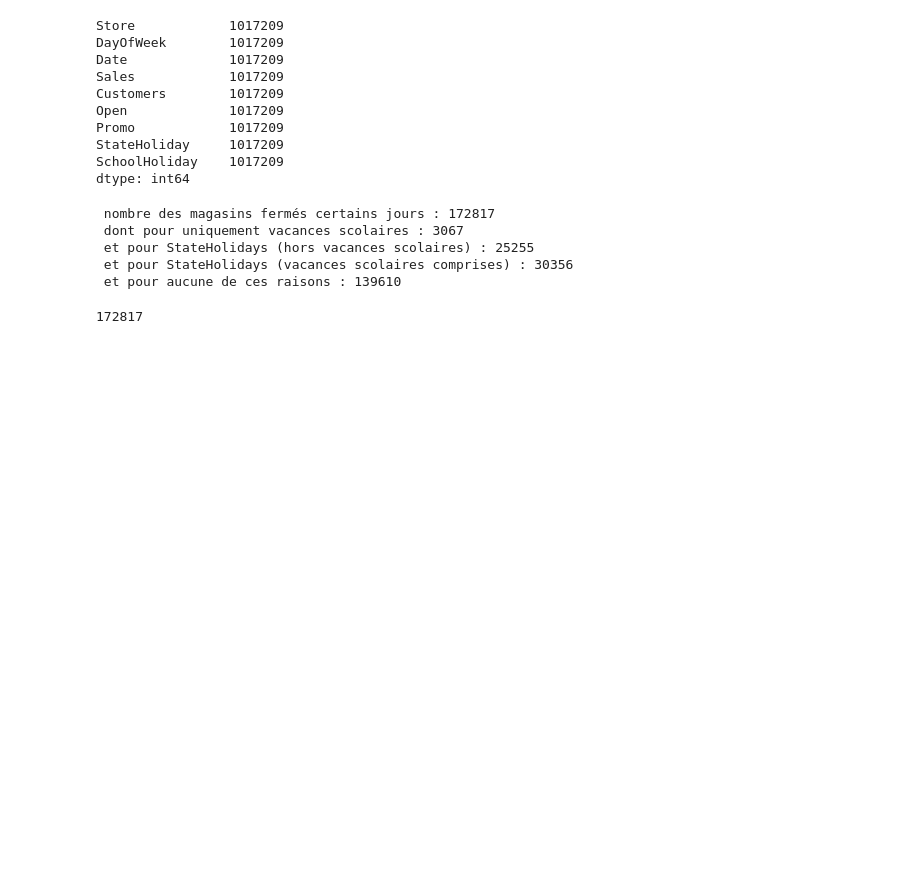
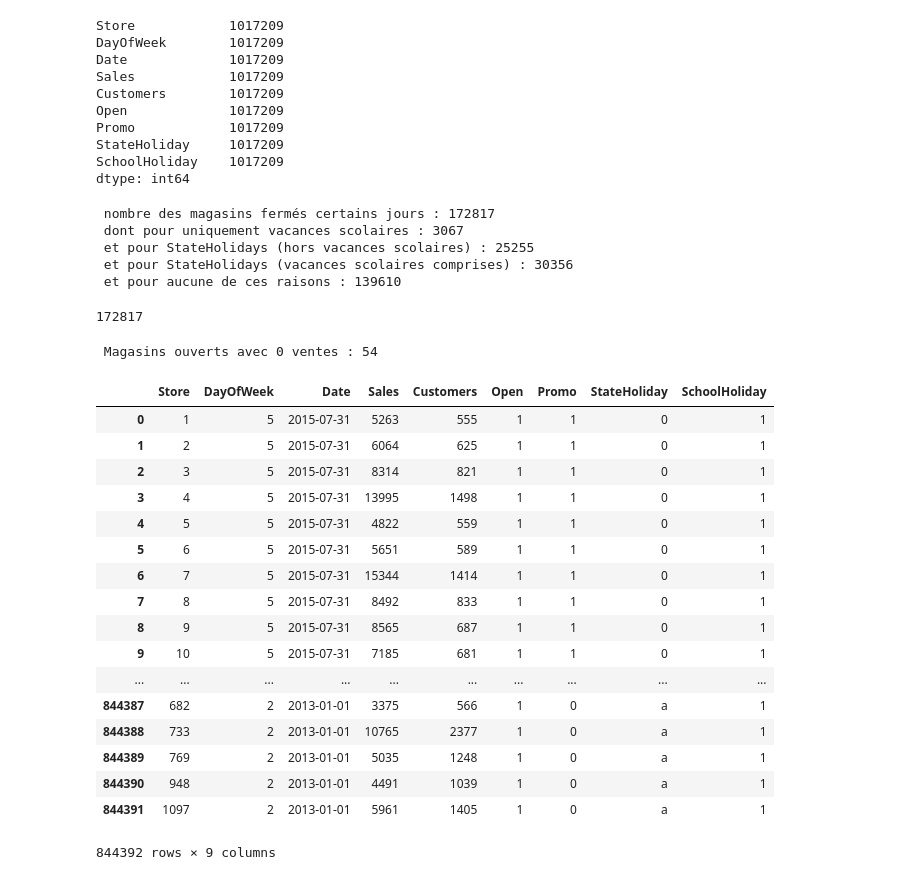
Before and after one commit to yasserbekkali/projetBD, a Jupyter notebook: projetWS.ipynb, the cells around one changed output. Cells and saved outputs as stored; diff of their text form; code cells hidden in the pictures; blank space fills up the shorter version.

```diff
--- a/projetWS.ipynb
+++ b/projetWS.ipynb
@@ -93,3 +96,31 @@ print(" et pour aucune de ces raisons : {} ".format(dstrain[(dstrain.Open == 0)
 dstrain[(dstrain.Open == 0)].count()[0]
 # %% [output]
 172817
+# %%
+print(" Magasins ouverts avec 0 ventes : {}".format(dstrain[(dstrain.Open == 1) & (dstrain.Sales == 0)].count()[0]))
+# Aberrant ou pas ? Discussion à venir
+# %% [output]
+ Magasins ouverts avec 0 ventes : 54
+# %%
+dstrain = dstrain.drop(dstrain[(dstrain.Open == 0) & (dstrain.Sales == 0)].index)
+dstrain.shape
+dstrain.reset_index(drop=True)
+# %% [output]
+|  | Store | DayOfWeek | Date | Sales | Customers | Open | Promo | StateHoliday | SchoolHoliday |
+| 0 | 1 | 5 | 2015-07-31 | 5263 | 555 | 1 | 1 | 0 | 1 |
+| 1 | 2 | 5 | 2015-07-31 | 6064 | 625 | 1 | 1 | 0 | 1 |
+| 2 | 3 | 5 | 2015-07-31 | 8314 | 821 | 1 | 1 | 0 | 1 |
+| 3 | 4 | 5 | 2015-07-31 | 13995 | 1498 | 1 | 1 | 0 | 1 |
+| 4 | 5 | 5 | 2015-07-31 | 4822 | 559 | 1 | 1 | 0 | 1 |
+| 5 | 6 | 5 | 2015-07-31 | 5651 | 589 | 1 | 1 | 0 | 1 |
+| 6 | 7 | 5 | 2015-07-31 | 15344 | 1414 | 1 | 1 | 0 | 1 |
+| 7 | 8 | 5 | 2015-07-31 | 8492 | 833 | 1 | 1 | 0 | 1 |
+| 8 | 9 | 5 | 2015-07-31 | 8565 | 687 | 1 | 1 | 0 | 1 |
+| 9 | 10 | 5 | 2015-07-31 | 7185 | 681 | 1 | 1 | 0 | 1 |
+| ... | ... | ... | ... | ... | ... | ... | ... | ... | ... |
+| 844387 | 682 | 2 | 2013-01-01 | 3375 | 566 | 1 | 0 | a | 1 |
+| 844388 | 733 | 2 | 2013-01-01 | 10765 | 2377 | 1 | 0 | a | 1 |
+| 844389 | 769 | 2 | 2013-01-01 | 5035 | 1248 | 1 | 0 | a | 1 |
+| 844390 | 948 | 2 | 2013-01-01 | 4491 | 1039 | 1 | 0 | a | 1 |
+| 844391 | 1097 | 2 | 2013-01-01 | 5961 | 1405 | 1 | 0 | a | 1 |
+844392 rows × 9 columns
```
Also changed, not shown: parts of 4 cells of this notebook.
